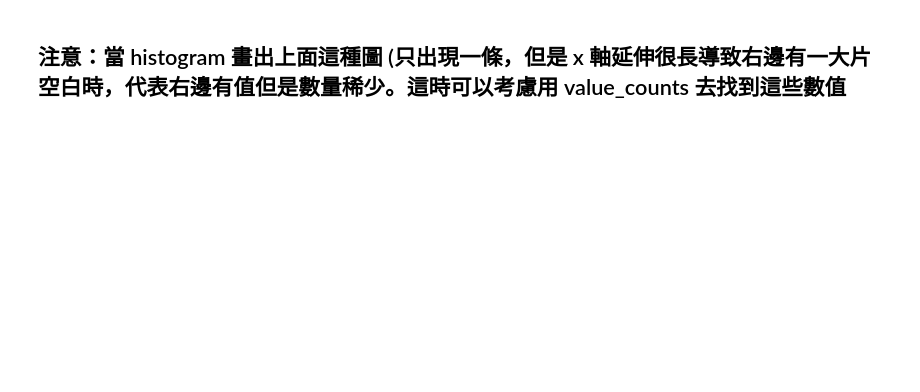
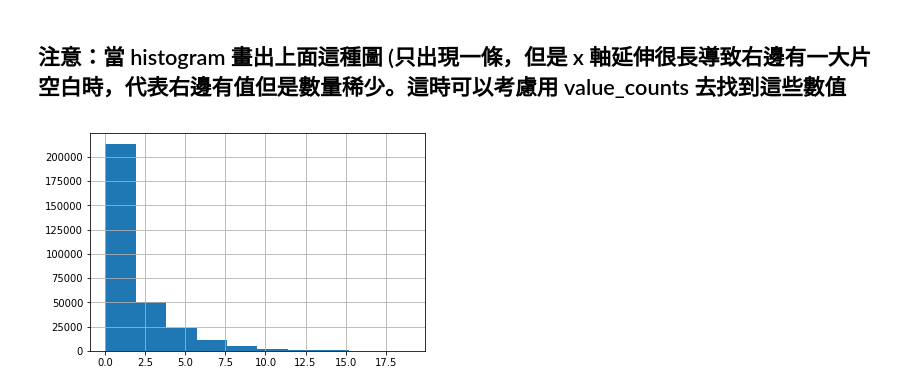
Before and after one commit to angelsaying8642/1st-DL-CVMarathon, a Jupyter notebook: Day_009_HW.ipynb, the cells around one changed output. Drawn from its saved outputs; the diff is of its cells as text; code cells hidden in the pictures; blank space fills up the shorter version.

```diff
--- a/Day_009_HW.ipynb
+++ b/Day_009_HW.ipynb
@@ -273,3 +355,10 @@ loc_b =
 
 app_train.loc[loc_a, loc_b].hist()
 plt.show()
+# %%
+# 我用自己的方法將OBS_60_CNT_SOCIAL_CIRCLE 小於 20 的資料點抽出來畫直方圖
+a = app_train['OBS_60_CNT_SOCIAL_CIRCLE'][app_train['OBS_60_CNT_SOCIAL_CIRCLE']<20]
+a.hist()
+plt.show()
+# %% [output]
+[figure, added]
```
Also changed, not shown: parts of 6 cells of this notebook.
